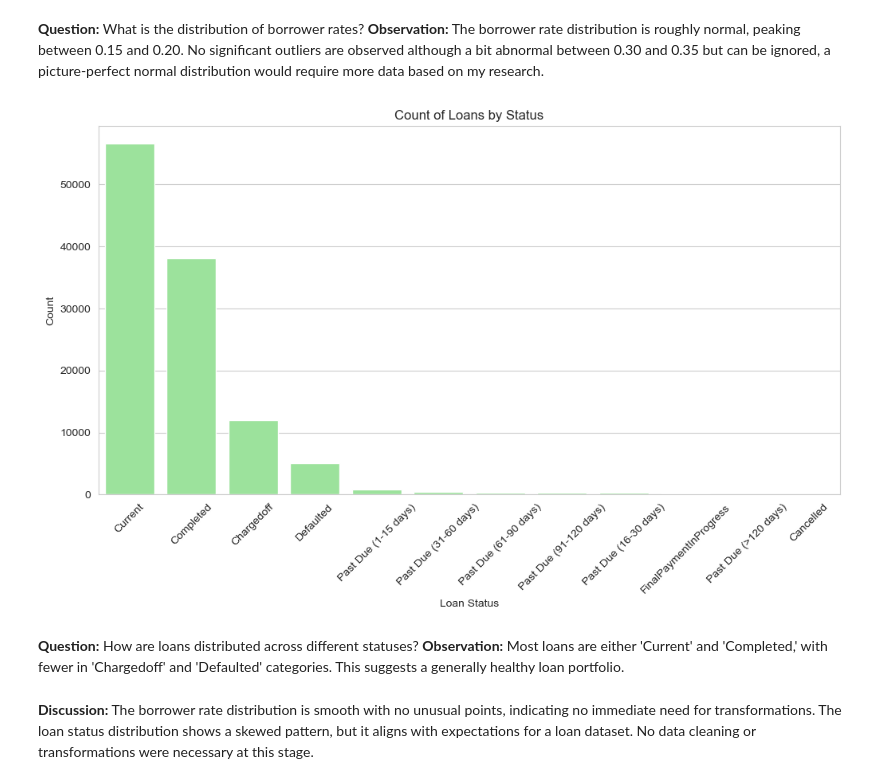
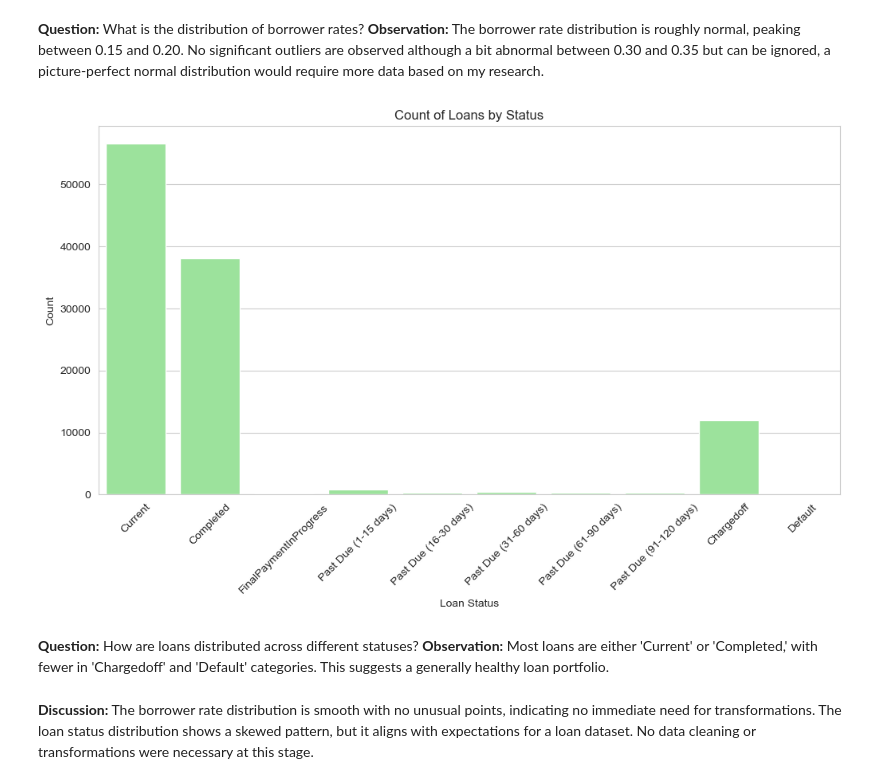
Before and after one commit to AbdellatifShtayeh/Data-Analyst-Udacity-c4, a Jupyter notebook: Communicate Data Findings /Part_I_Exploratory_Data_Visualization.ipynb, the cells around one changed output. Drawn from its saved outputs; the diff is of its cells as text; code cells hidden in the pictures.

```diff
--- a/Communicate Data Findings /Part_I_Exploratory_Data_Visualization.ipynb
+++ b/Communicate Data Findings /Part_I_Exploratory_Data_Visualization.ipynb
@@ -17,6 +17,16 @@ import seaborn as sns
 # Load the dataset
 df = pd.read_csv('Data/prosperLoanData.csv')
 
+# Define the order for LoanStatus
+loan_status_order = ['Current', 'Completed', 'FinalPaymentInProgress', 'Past Due (1-15 days)', 'Past Due (16-30 days)', 'Past Due (31-60 days)', 'Past Due (61-90 days)', 'Past Due (91-120 days)', 'Chargedoff', 'Default']
+
+# Define the order for IncomeRange
+income_range_order = ['$0', '$1-24,999', '$25,000-49,999', '$50,000-74,999', '$75,000-99,999', '$100,000+']
+
+# Convert LoanStatus and IncomeRange to ordered categorical types
+df['LoanStatus'] = pd.Categorical(df['LoanStatus'], categories=loan_status_order, ordered=True)
+df['IncomeRange'] = pd.Categorical(df['IncomeRange'], categories=income_range_order, ordered=True)
+
 # Display basic information
 print(df.shape)
 print(df.info())
@@ -65,19 +75,19 @@ plt.show()
 **Question:** What is the distribution of borrower rates? </br>
 **Observation:** The borrower rate distribution is roughly normal, peaking between 0.15 and 0.20. No significant outliers are observed although a bit abnormal between 0.30 and 0.35 but can be ignored, a picture-perfect normal distribution would require more data based on my research.
 # %%
-# Bar Chart of Loan Status
+# Bar Chart of Loan Status with correct order
 plt.figure(figsize=(12, 6))
-sns.countplot(data=df, x='LoanStatus', order=df['LoanStatus'].value_counts().index, color='lightgreen')
+sns.countplot(data=df, x='LoanStatus', color='lightgreen', order=loan_status_order)
 plt.title('Count of Loans by Status')
 plt.xlabel('Loan Status')
 plt.ylabel('Count')
 plt.xticks(rotation=45)
 plt.show()
 # %% [output]
-[figure, old version]
+[figure, new version]
 # %% [markdown]
 **Question:** How are loans distributed across different statuses? </br>
-**Observation:** Most loans are either 'Current' and 'Completed,' with fewer in 'Chargedoff' and 'Defaulted' categories. This suggests a generally healthy loan portfolio.
+**Observation:** Most loans are either 'Current' or 'Completed,' with fewer in 'Chargedoff' and 'Default' categories. This suggests a generally healthy loan portfolio.
 # %% [markdown]
 **Discussion:** The borrower rate distribution is smooth with no unusual points, indicating no immediate need for transformations. The loan status distribution shows a skewed pattern, but it aligns with expectations for a loan dataset. No data cleaning or transformations were necessary at this stage.
 # %% [markdown]
```
Also changed, not shown: parts of 10 cells of this notebook, 3 other files.
